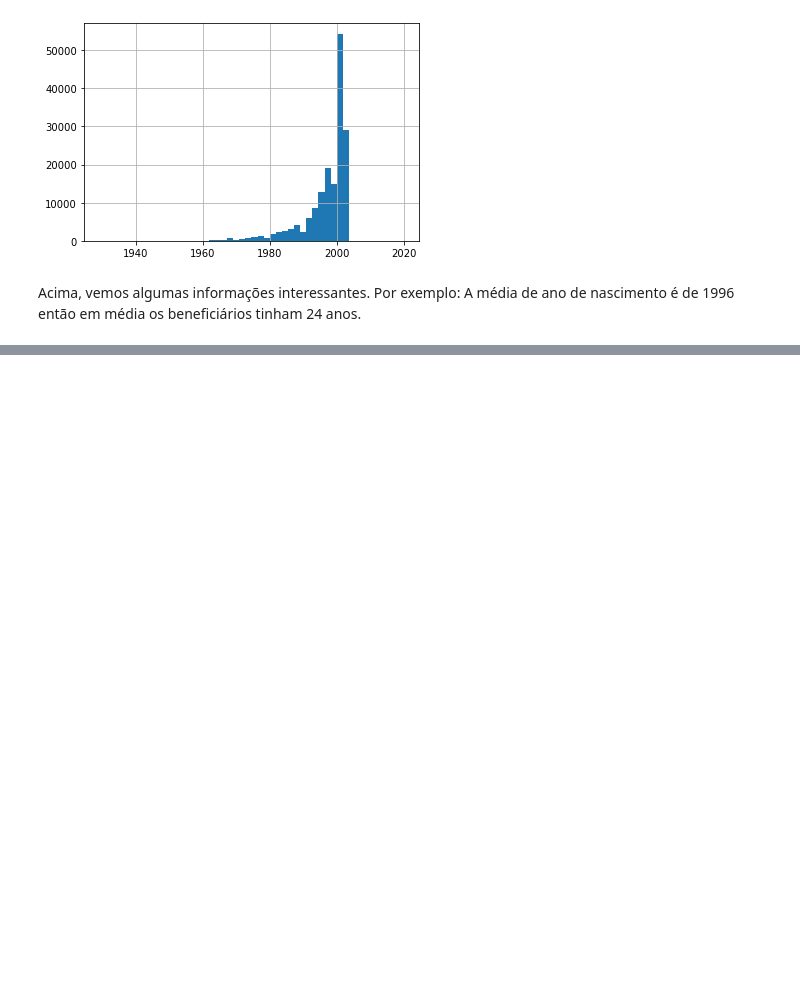
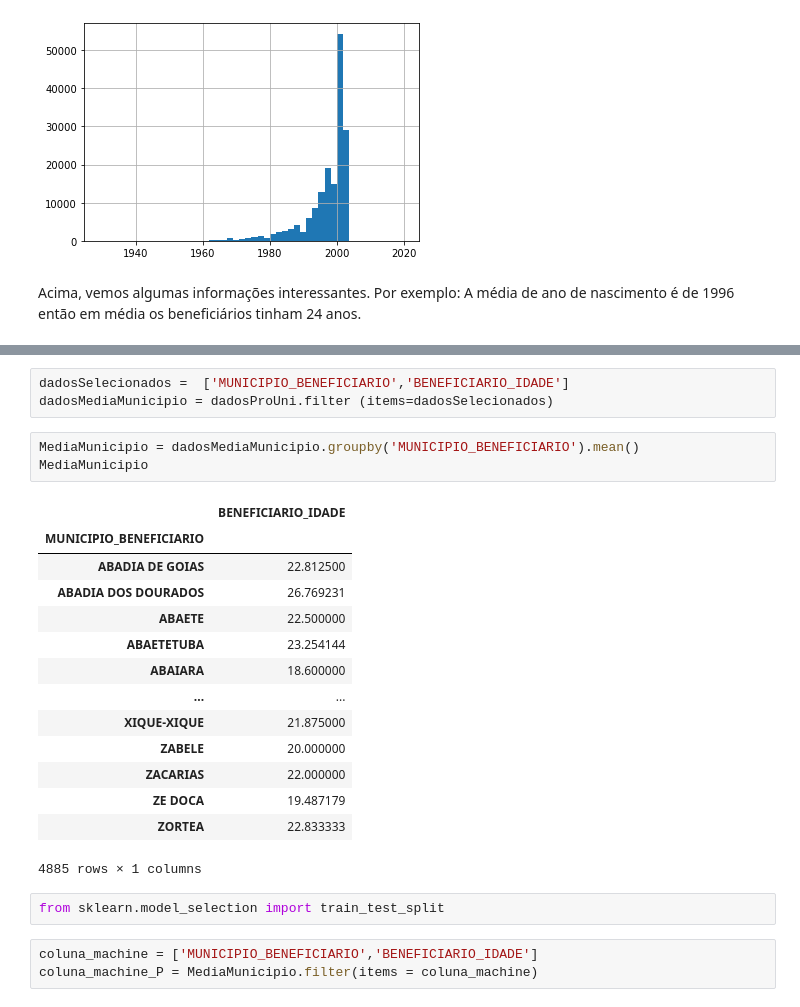
Before and after one commit to KaioVPereira/AnaliseDadosProUni, a Jupyter notebook: ProjetoAnaliseDeDados.ipynb, the cells around one changed output, grey strips where cells are left out. Cells and saved outputs as stored; diff of their text form; blank space fills up the shorter version.

```diff
--- a/ProjetoAnaliseDeDados.ipynb
+++ b/ProjetoAnaliseDeDados.ipynb
@@ -257,0 +266,26 @@ dadosSelecionadosAgrupados.groupby('TIPO_BOLSA').count()
+# %%
+dadosSelecionados =  ['MUNICIPIO_BENEFICIARIO','BENEFICIARIO_IDADE']
+dadosMediaMunicipio = dadosProUni.filter (items=dadosSelecionados)
+# %%
+MediaMunicipio = dadosMediaMunicipio.groupby('MUNICIPIO_BENEFICIARIO').mean()
+MediaMunicipio
+# %% [output]
+|  | BENEFICIARIO_IDADE |
+| MUNICIPIO_BENEFICIARIO |  |
+| ABADIA DE GOIAS | 22.812500 |
+| ABADIA DOS DOURADOS | 26.769231 |
+| ABAETE | 22.500000 |
+| ABAETETUBA | 23.254144 |
+| ABAIARA | 18.600000 |
+| ... | ... |
+| XIQUE-XIQUE | 21.875000 |
+| ZABELE | 20.000000 |
+| ZACARIAS | 22.000000 |
+| ZE DOCA | 19.487179 |
+| ZORTEA | 22.833333 |
+4885 rows × 1 columns
+# %%
+from sklearn.model_selection import train_test_split
+# %%
+coluna_machine = ['MUNICIPIO_BENEFICIARIO','BENEFICIARIO_IDADE']
+coluna_machine_P = MediaMunicipio.filter(items = coluna_machine)
```
Also changed, not shown: parts of 9 cells of this notebook.
